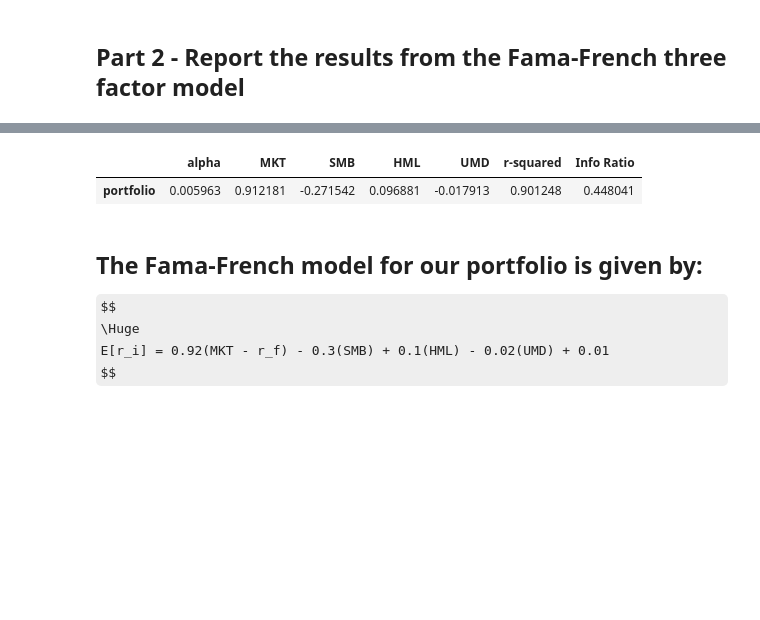
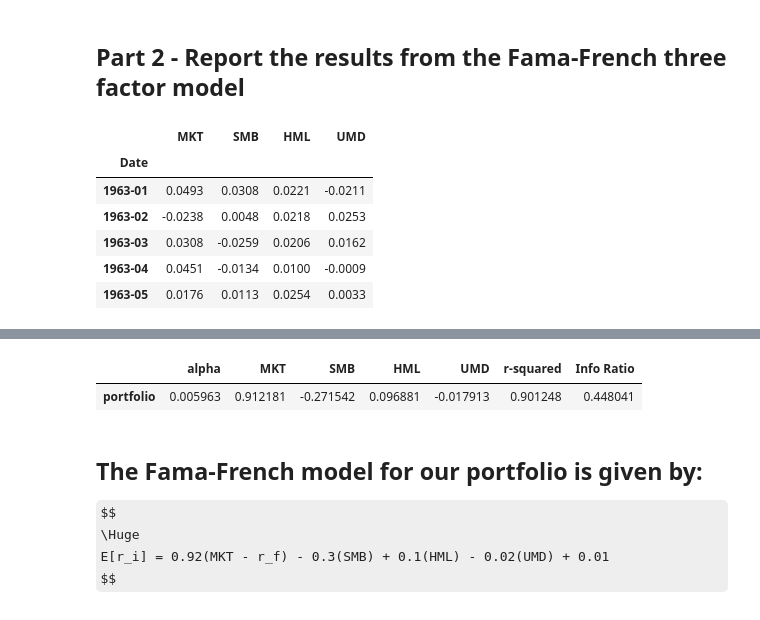
Before and after one commit to vafang25/Econ_Project_2, a Jupyter notebook: Data_Project_2.ipynb, the cells around one changed output, grey strips where cells are left out. Cells and saved outputs as stored; diff of their text form; code cells hidden in the pictures; some formulas as TeX source; blank space fills up the shorter version.

```diff
--- a/Data_Project_2.ipynb
+++ b/Data_Project_2.ipynb
@@ -212,3 +197,14 @@ returns = prices.pct_change()[1:]
 returns['portfolio'] = sum(returns[stock] * weights[stock] for stock, weight in weights.items()) # Setting the portfolio returns based on weights
 # %%
 FF_factors = pd.read_excel('wrds_data.xlsx', sheet_name='returns', index_col=0)
+FF_factors = FF_factors[['FAMA-FRENCH MARKET FACTOR', 'FAMA-FRENCH SIZE FACTOR (SMB)', 'FAMA-FRENCH VALUE FACTOR (HML)', 'MOMENTUM FACTOR']]
+FF_factors = FF_factors.rename(columns={'FAMA-FRENCH MARKET FACTOR': 'MKT', 'FAMA-FRENCH SIZE FACTOR (SMB)': 'SMB', 'FAMA-FRENCH VALUE FACTOR (HML)': 'HML', 'MOMENTUM FACTOR': 'UMD'})
+FF_factors.head()
+# %% [output]
+|  | MKT | SMB | HML | UMD |
+| Date |  |  |  |  |
+| 1963-01 | 0.0493 | 0.0308 | 0.0221 | -0.0211 |
+| 1963-02 | -0.0238 | 0.0048 | 0.0218 | 0.0253 |
+| 1963-03 | 0.0308 | -0.0259 | 0.0206 | 0.0162 |
+| 1963-04 | 0.0451 | -0.0134 | 0.0100 | -0.0009 |
+| 1963-05 | 0.0176 | 0.0113 | 0.0254 | 0.0033 |
```
Also changed, not shown: parts of 3 cells of this notebook.
